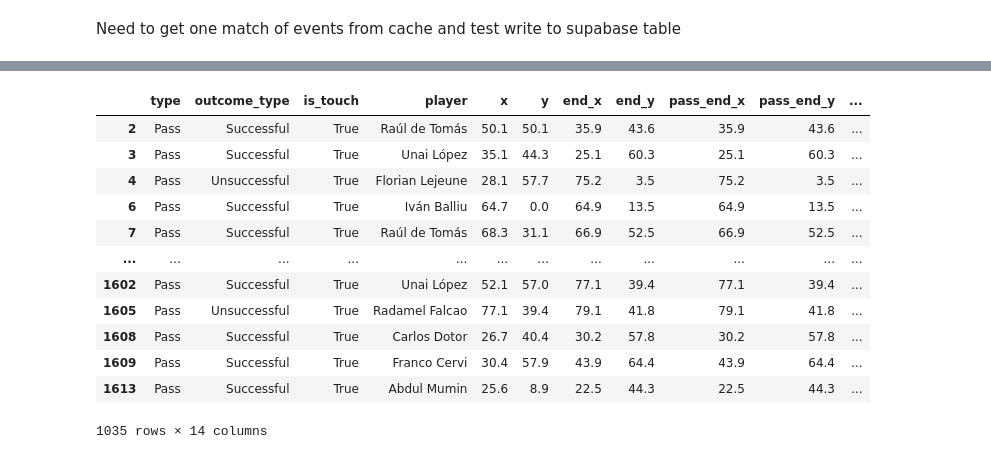
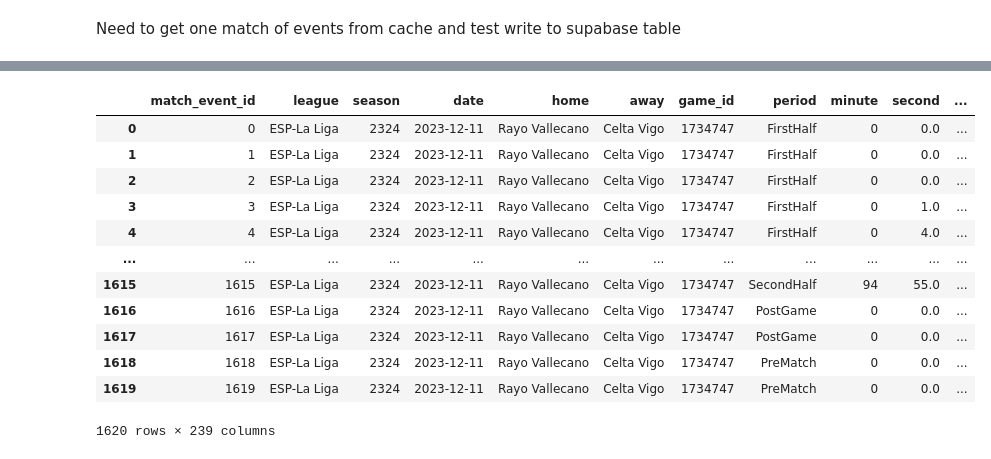
Before and after one commit to Zekda96/football-scrapers, a Jupyter notebook: supabase-project/write-to-supabase.ipynb, the cells around one changed output, grey strips where cells are left out. Drawn from its saved outputs; the diff is of its cells as text; code cells hidden in the pictures.

```diff
--- a/supabase-project/write-to-supabase.ipynb
+++ b/supabase-project/write-to-supabase.ipynb
@@ -145,16 +35,16 @@ df[["date", "type", "team", "outcome_type", "is_shot", "is_goal", "player", "x",
-# %%
-df[["type", "outcome_type", "is_touch", "player", "x", "y", "end_x", "end_y", "pass_end_x", "pass_end_y", "goal_mouth_y", "goal_mouth_z", "angle", "length"]][df["type"] == "Pass"]
-# %% [output]
-|  | type | outcome_type | is_touch | player | x | y | end_x | end_y | pass_end_x | pass_end_y | ... |
-| 2 | Pass | Successful | True | Raúl de Tomás | 50.1 | 50.1 | 35.9 | 43.6 | 35.9 | 43.6 | ... |
-| 3 | Pass | Successful | True | Unai López | 35.1 | 44.3 | 25.1 | 60.3 | 25.1 | 60.3 | ... |
-| 4 | Pass | Unsuccessful | True | Florian Lejeune | 28.1 | 57.7 | 75.2 | 3.5 | 75.2 | 3.5 | ... |
-| 6 | Pass | Successful | True | Iván Balliu | 64.7 | 0.0 | 64.9 | 13.5 | 64.9 | 13.5 | ... |
-| 7 | Pass | Successful | True | Raúl de Tomás | 68.3 | 31.1 | 66.9 | 52.5 | 66.9 | 52.5 | ... |
-| ... | ... | ... | ... | ... | ... | ... | ... | ... | ... | ... | ... |
-| 1602 | Pass | Successful | True | Unai López | 52.1 | 57.0 | 77.1 | 39.4 | 77.1 | 39.4 | ... |
-| 1605 | Pass | Unsuccessful | True | Radamel Falcao | 77.1 | 39.4 | 79.1 | 41.8 | 79.1 | 41.8 | ... |
-| 1608 | Pass | Successful | True | Carlos Dotor | 26.7 | 40.4 | 30.2 | 57.8 | 30.2 | 57.8 | ... |
-| 1609 | Pass | Successful | True | Franco Cervi | 30.4 | 57.9 | 43.9 | 64.4 | 43.9 | 64.4 | ... |
-| 1613 | Pass | Successful | True | Abdul Mumin | 25.6 | 8.9 | 22.5 | 44.3 | 22.5 | 44.3 | ... |
-1035 rows × 14 columns
+# %%
+df
+# %% [output]
+|  | match_event_id | league | season | date | home | away | game_id | period | minute | second | ... |
+| 0 | 0 | ESP-La Liga | 2324 | 2023-12-11 | Rayo Vallecano | Celta Vigo | 1734747 | FirstHalf | 0 | 0.0 | ... |
+| 1 | 1 | ESP-La Liga | 2324 | 2023-12-11 | Rayo Vallecano | Celta Vigo | 1734747 | FirstHalf | 0 | 0.0 | ... |
+| 2 | 2 | ESP-La Liga | 2324 | 2023-12-11 | Rayo Vallecano | Celta Vigo | 1734747 | FirstHalf | 0 | 0.0 | ... |
+| 3 | 3 | ESP-La Liga | 2324 | 2023-12-11 | Rayo Vallecano | Celta Vigo | 1734747 | FirstHalf | 0 | 1.0 | ... |
+| 4 | 4 | ESP-La Liga | 2324 | 2023-12-11 | Rayo Vallecano | Celta Vigo | 1734747 | FirstHalf | 0 | 4.0 | ... |
+| ... | ... | ... | ... | ... | ... | ... | ... | ... | ... | ... | ... |
+| 1615 | 1615 | ESP-La Liga | 2324 | 2023-12-11 | Rayo Vallecano | Celta Vigo | 1734747 | SecondHalf | 94 | 55.0 | ... |
+| 1616 | 1616 | ESP-La Liga | 2324 | 2023-12-11 | Rayo Vallecano | Celta Vigo | 1734747 | PostGame | 0 | 0.0 | ... |
+| 1617 | 1617 | ESP-La Liga | 2324 | 2023-12-11 | Rayo Vallecano | Celta Vigo | 1734747 | PostGame | 0 | 0.0 | ... |
+| 1618 | 1618 | ESP-La Liga | 2324 | 2023-12-11 | Rayo Vallecano | Celta Vigo | 1734747 | PreMatch | 0 | 0.0 | ... |
+| 1619 | 1619 | ESP-La Liga | 2324 | 2023-12-11 | Rayo Vallecano | Celta Vigo | 1734747 | PreMatch | 0 | 0.0 | ... |
+1620 rows × 239 columns
```
Also changed, not shown: parts of 5 cells of this notebook.
